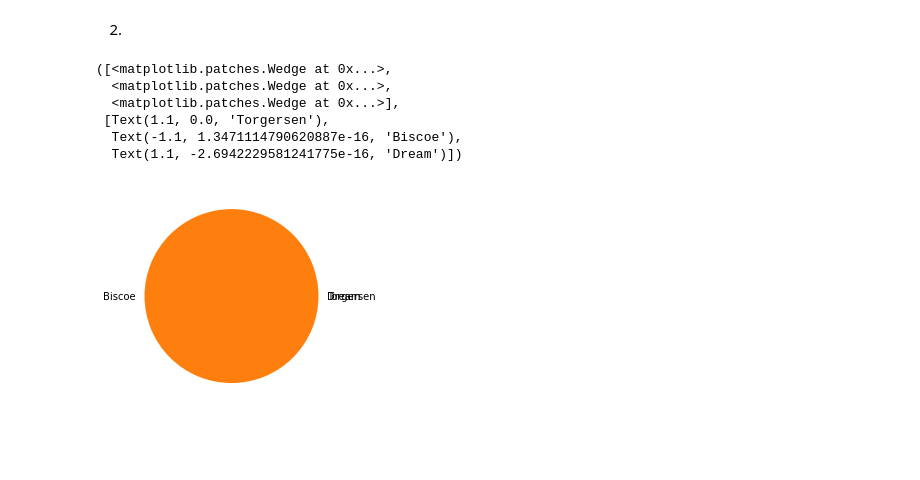
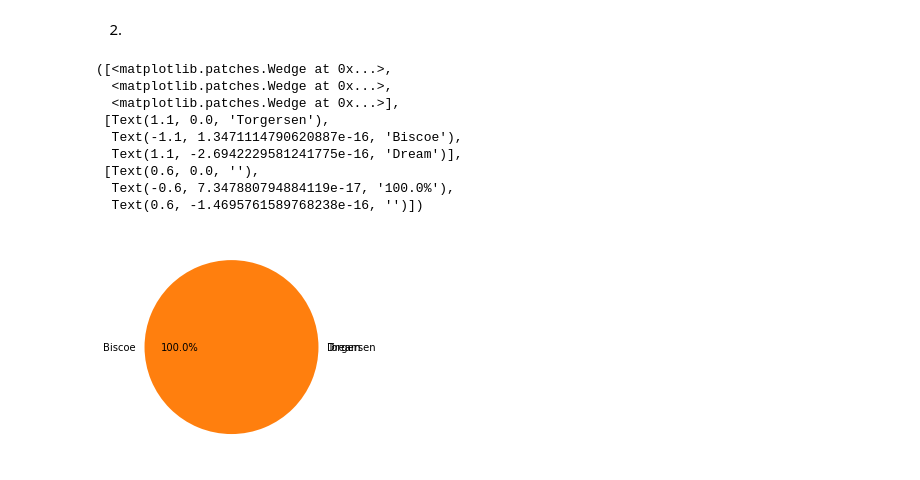
Before and after one commit to DianaNeumann/ITMO_Data_Analysis_Labs, a Jupyter notebook: Lab2.ipynb, the cells around one changed output. Drawn from its saved outputs; the diff is of its cells as text; code cells hidden in the pictures; blank space fills up the shorter version.

```diff
--- a/Lab2.ipynb
+++ b/Lab2.ipynb
@@ -217,16 +217,19 @@ print("Самый крупный вид: " + str(result))
 # %%
 islands_arr = penguins_data.island.unique()
 counts_arr = []
 for island in penguins_data.island.unique():
     counts_arr.append(penguins_data[penguins_data.island == island].species[penguins_data.species == result].count())
 
 fig, ax = plt.subplots()
-ax.pie(counts_arr, labels=islands_arr)
+ax.pie(counts_arr, labels=islands_arr, autopct=lambda p: '{:.1f}%'.format(round(p)) if p > 0 else '')
 # %% [output]
 ([<matplotlib.patches.Wedge at 0x...>,
   <matplotlib.patches.Wedge at 0x...>,
   <matplotlib.patches.Wedge at 0x...>],
  [Text(1.1, 0.0, 'Torgersen'),
   Text(-1.1, 1.3471114790620887e-16, 'Biscoe'),
-  Text(1.1, -2.6942229581241775e-16, 'Dream')])
+  Text(1.1, -2.6942229581241775e-16, 'Dream')],
+ [Text(0.6, 0.0, ''),
+  Text(-0.6, 7.347880794884119e-17, '100.0%'),
+  Text(0.6, -1.4695761589768238e-16, '')])
-[figure, old version]
+[figure, new version]
```
